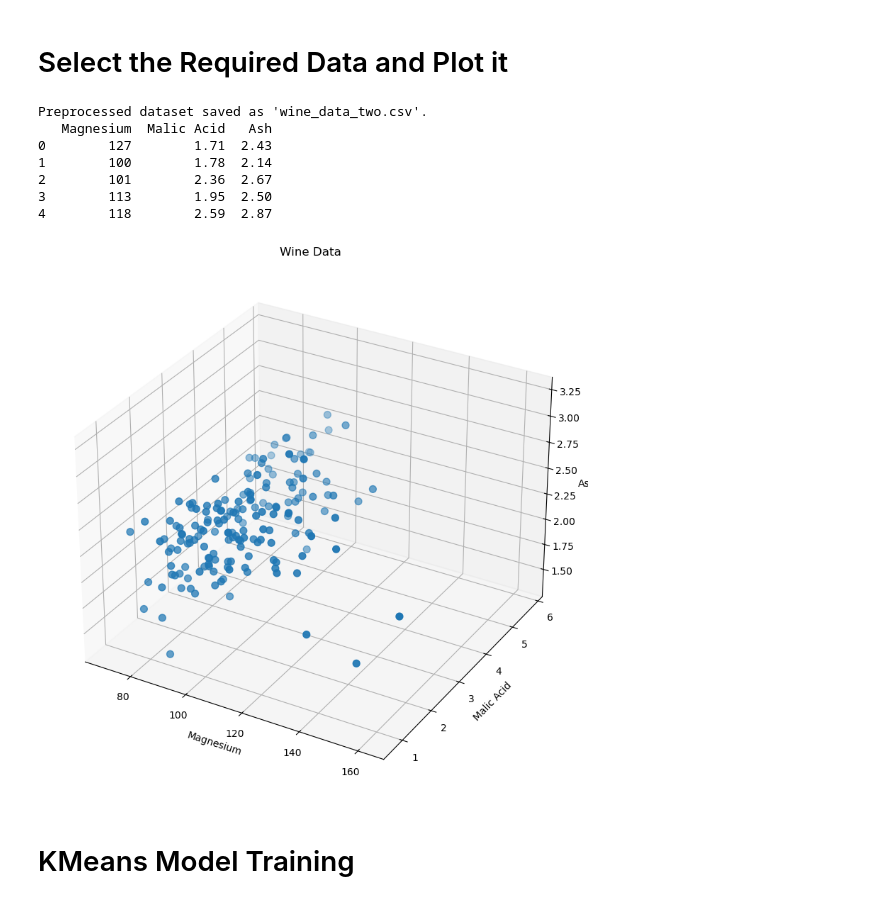
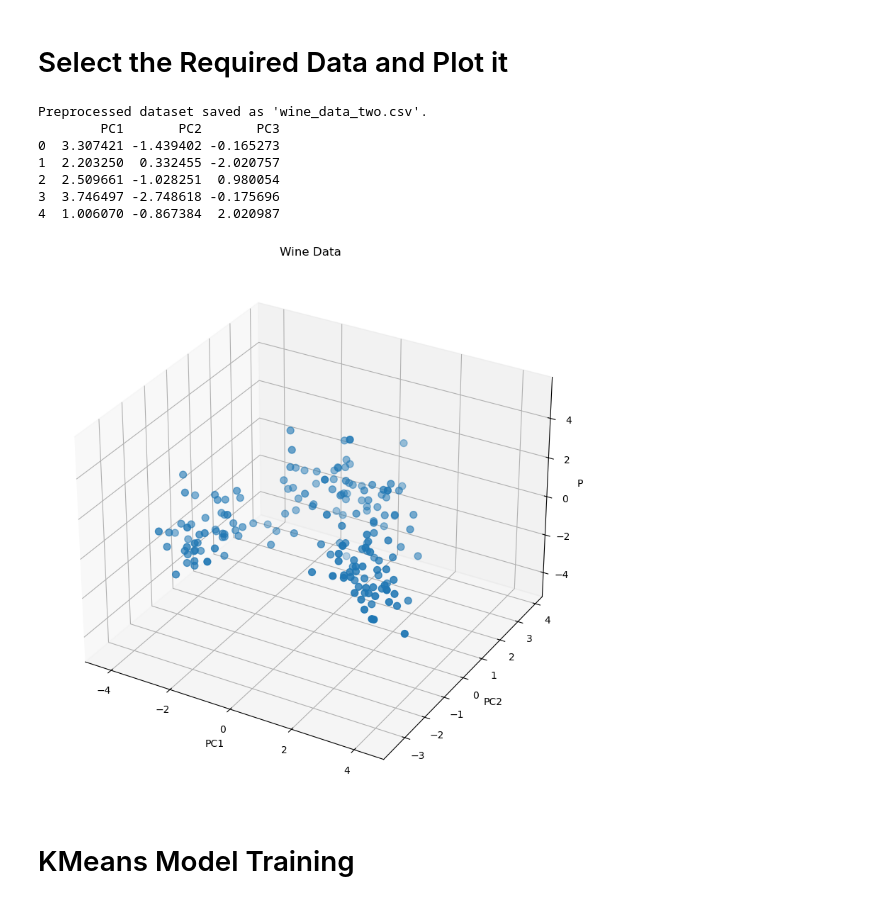
Before and after one commit to EMedina456/COMM493-Unsupervised-Learning, a Jupyter notebook: wine_classification.ipynb, the cells around one changed output. Saved outputs shown, nothing was run; the diff lists cells and outputs as text; code cells hidden in the pictures.

Commit message:
Updated PCA data_3d and user inputs

```diff
--- a/wine_classification.ipynb
+++ b/wine_classification.ipynb
@@ -116,6 +117,7 @@ plt.ylabel('Explained Variance Ratio')
 # Reduce data to 3 dimensions by multiplying by the first 3 coefficients
 data_3d = np.dot(data, pca.components_[:3].T)
 
+
 # Create a 3D scatter plot
 fig = plt.figure()
 ax = fig.add_subplot(111, projection='3d')
@@ -135,6 +137,9 @@ plt.title('3D PCA Scatter Plot')
 
 # Display the plot
 plt.show()
+
+# Convert data_3d to a DataFrane
+data_3d = pd.DataFrame(data_3d, columns=['PC1', 'PC2', 'PC3'])
 # %% [output]
 (178, 13)
 [0.36198848 0.1920749  0.11123631 0.0706903  0.06563294 0.04935823
@@ -154,7 +159,7 @@ plt.show()
 # Select the Required Data and Plot it
 # %%
 # Focus on the features 'Ash', 'Magnesium', and 'Hue' for analysis.
-df = df[['Magnesium', 'Malic Acid', 'Ash']]
+df = data_3d
 
 # Step 2: Convert Data for Machine Learning
 # Convert the selected DataFrame into a NumPy array of type 'float32'.
@@ -166,44 +171,44 @@ data_np = df.values.astype('float32')
 df.to_csv('wine_data_two.csv', index=False)
 
 # Confirming the data has been preprocessed and saved.
 print("Preprocessed dataset saved as 'wine_data_two.csv'.")
 
 # Display the first few rows of the processed dataset to verify the preprocessing steps.
 print(df.head())
 
 # Initialize a figure for 3D plotting
 fig = plt.figure(figsize=(12, 8))
 
 # Add a 3D subplot to the figure
 # '111' indicates 1x1 grid, first subplot. 'projection='3d'' specifies the 3D projection.
 ax = fig.add_subplot(111, projection='3d')
 
 # Scatter plot for customer data
 # Customers are plotted based on their 'Magnesium', 'Malic Acid', and 'Ash'
-ax.scatter(df['Magnesium'], df['Malic Acid'], df['Ash'], s=50)
+ax.scatter(df['PC1'], df['PC2'], df['PC3'], s=50)
 
 # Set the title of the plot
 ax.set_title('Wine Data')
 
 # Label the axes
-ax.set_xlabel('Magnesium')
-ax.set_ylabel('Malic Acid')
-ax.set_zlabel('Ash')
+ax.set_xlabel('PC1')
+ax.set_ylabel('PC2')
+ax.set_zlabel('PC3')
 
 # Adjust the layout to ensure everything fits without overlaps
 plt.tight_layout()
 
 # Display the plot
 plt.show()
 # %% [output]
 Preprocessed dataset saved as 'wine_data_two.csv'.
-   Magnesium  Malic Acid   Ash
-0        127        1.71  2.43
-1        100        1.78  2.14
-2        101        2.36  2.67
-3        113        1.95  2.50
-4        118        2.59  2.87
+        PC1       PC2       PC3
+0  3.307421 -1.439402 -0.165273
+1  2.203250  0.332455 -2.020757
+2  2.509661 -1.028251  0.980054
+3  3.746497 -2.748618 -0.175696
+4  1.006070 -0.867384  2.020987
-[figure, old version]
+[figure, new version]
 # %% [markdown]
 # KMeans Model Training
 # %%
```
Also changed, not shown: parts of 7 cells of this notebook.
